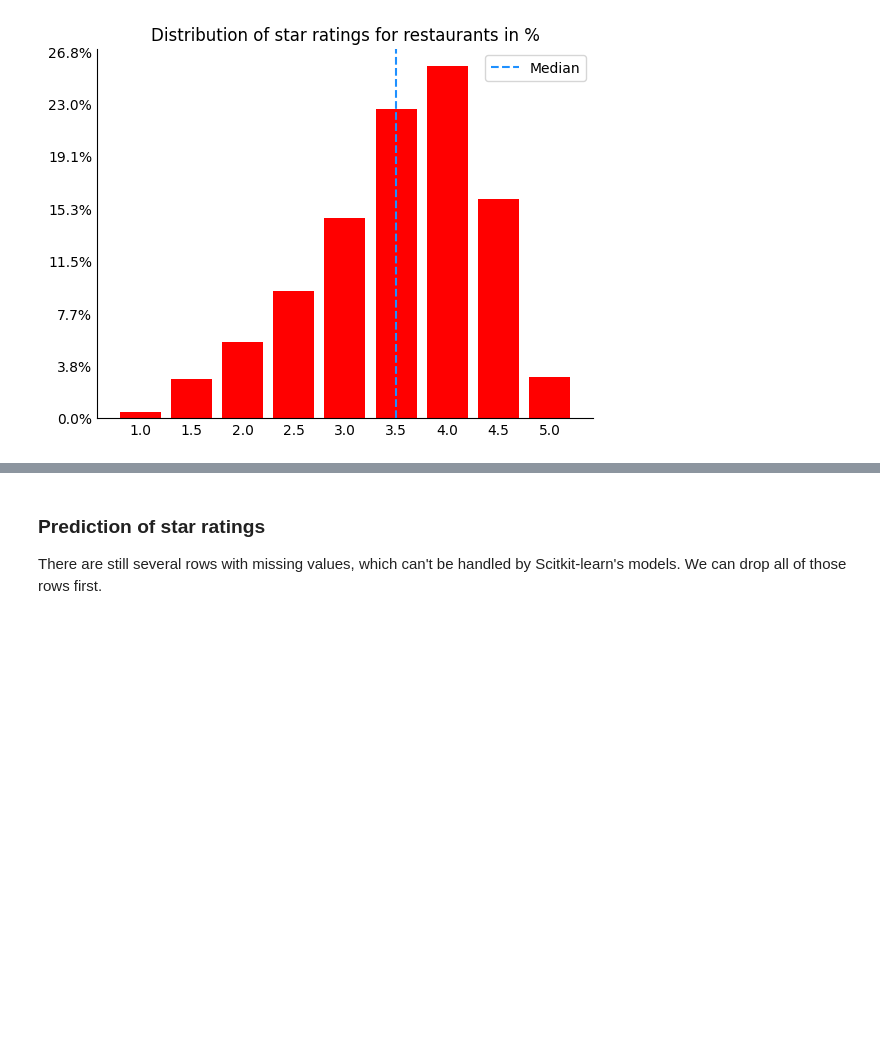
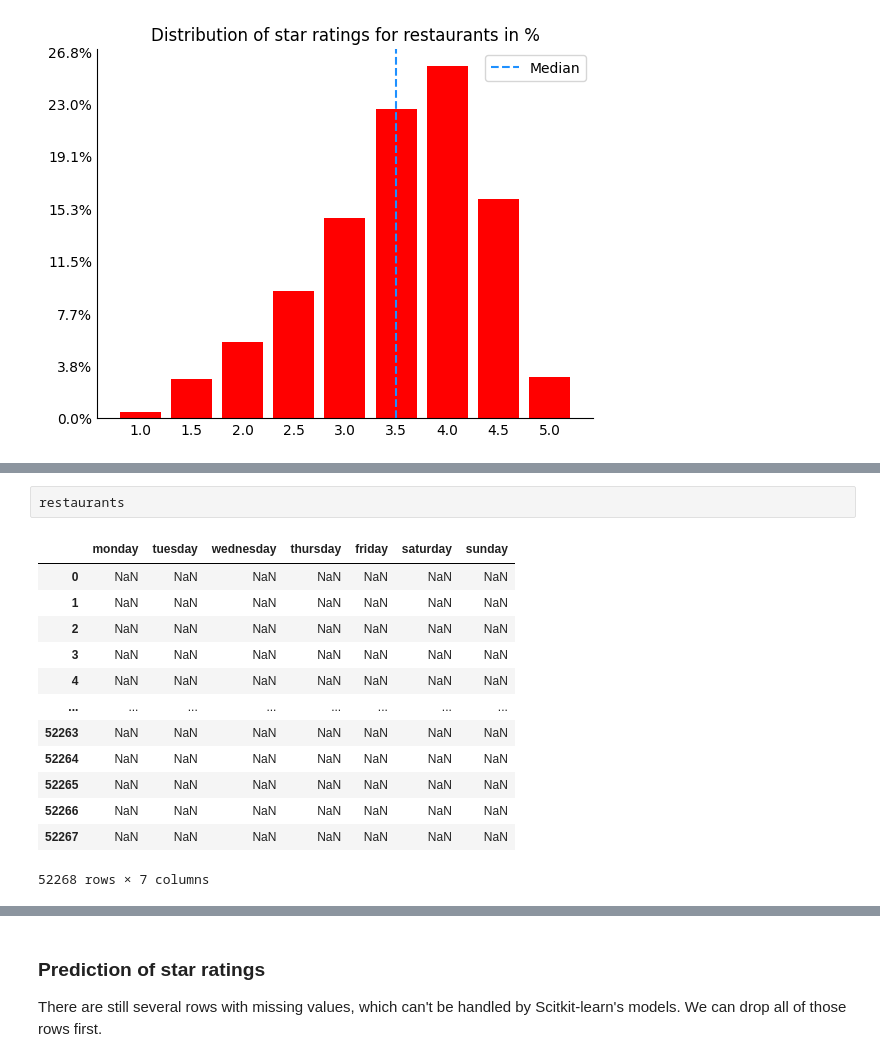
Before and after one commit to raska0010/yelp-customer-reviews, a Jupyter notebook: data_cleaning.ipynb, the cells around one changed output, grey strips where cells are left out. Saved outputs shown, nothing was run; the diff lists cells and outputs as text; blank space fills up the shorter version.

```diff
--- a/data_cleaning.ipynb
+++ b/data_cleaning.ipynb
@@ -255,0 +251,16 @@ hours
+# %%
+restaurants
+# %% [output]
+|  | monday | tuesday | wednesday | thursday | friday | saturday | sunday |
+| 0 | NaN | NaN | NaN | NaN | NaN | NaN | NaN |
+| 1 | NaN | NaN | NaN | NaN | NaN | NaN | NaN |
+| 2 | NaN | NaN | NaN | NaN | NaN | NaN | NaN |
+| 3 | NaN | NaN | NaN | NaN | NaN | NaN | NaN |
+| 4 | NaN | NaN | NaN | NaN | NaN | NaN | NaN |
+| ... | ... | ... | ... | ... | ... | ... | ... |
+| 52263 | NaN | NaN | NaN | NaN | NaN | NaN | NaN |
+| 52264 | NaN | NaN | NaN | NaN | NaN | NaN | NaN |
+| 52265 | NaN | NaN | NaN | NaN | NaN | NaN | NaN |
+| 52266 | NaN | NaN | NaN | NaN | NaN | NaN | NaN |
+| 52267 | NaN | NaN | NaN | NaN | NaN | NaN | NaN |
+52268 rows × 7 columns
```
Also changed, not shown: parts of 16 cells of this notebook.
